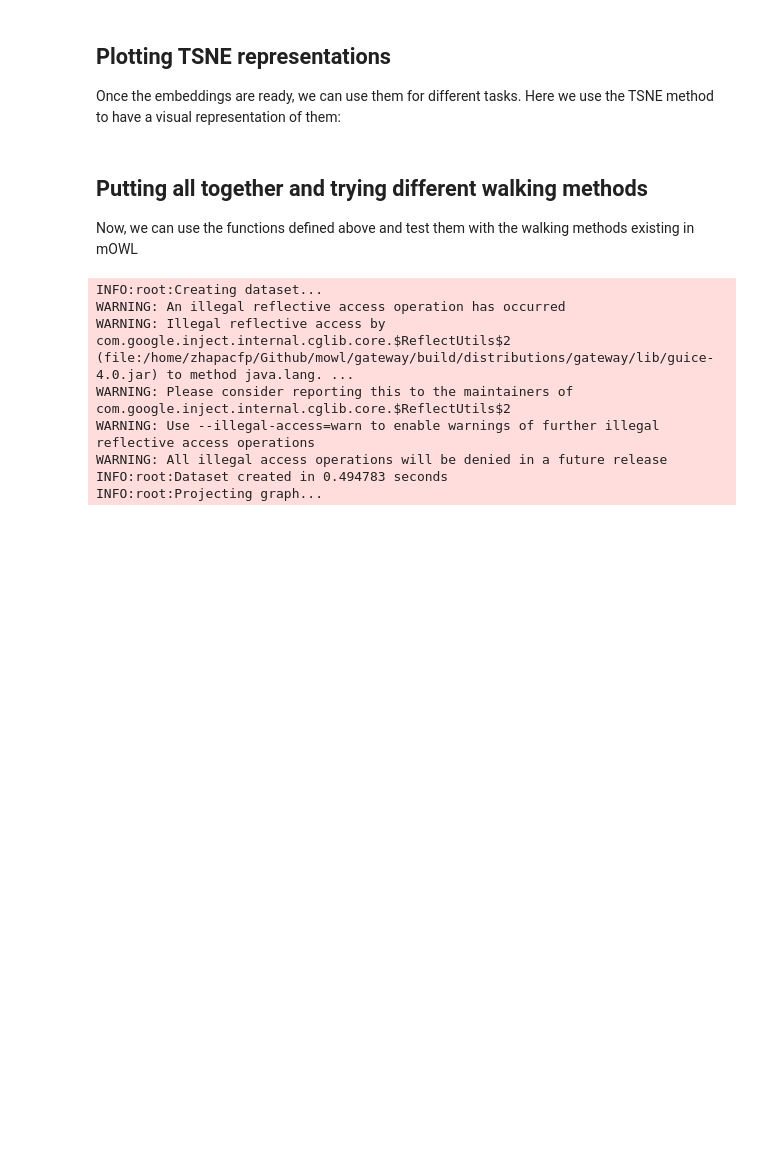
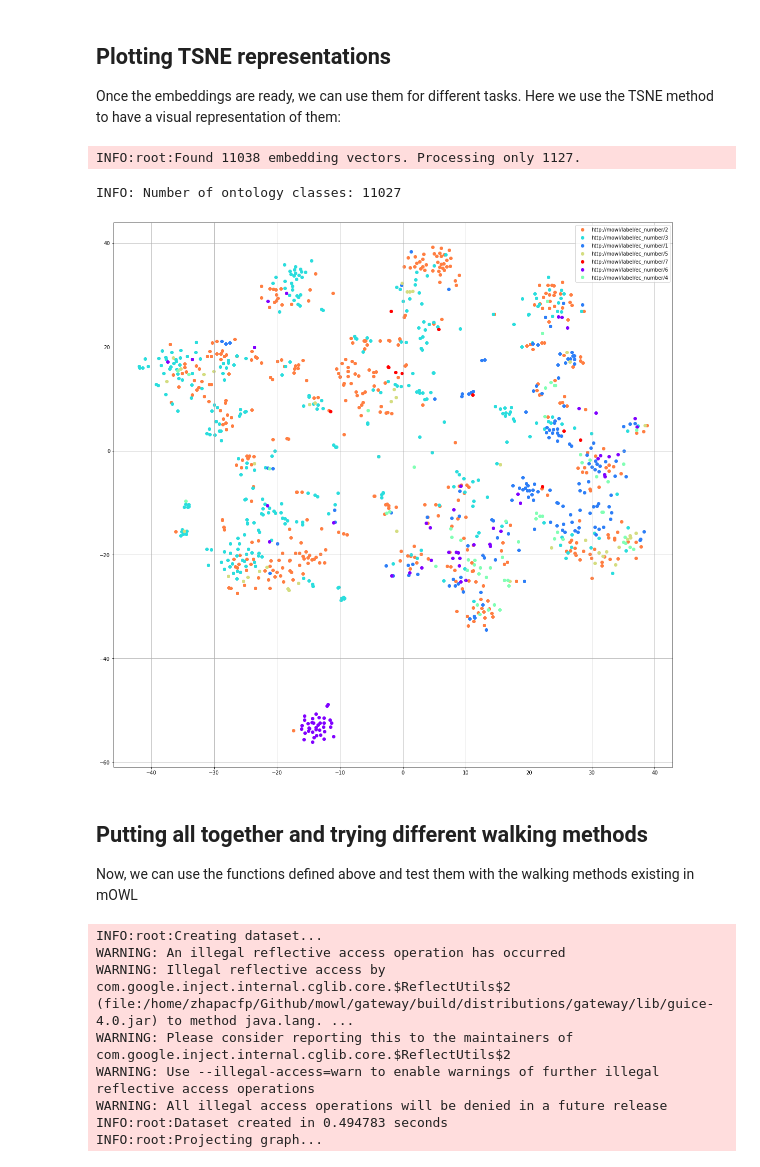
Before and after one commit to bio-ontology-research-group/mowl, a Jupyter notebook: mowl/examples/Walking/Walking.ipynb, the cells around one changed output. Saved outputs shown, nothing was run; the diff lists cells and outputs as text; code cells hidden in the pictures; blank space fills up the shorter version.

```diff
--- a/mowl/examples/Walking/Walking.ipynb
+++ b/mowl/examples/Walking/Walking.ipynb
@@ -26,3 +12,5 @@ logging.basicConfig(set_level = logging.INFO)
+# %%
+ds = PPIYeastSlimDataset()
 # %% [markdown]
 ## Projecting the ontology
 First we need to get a graph from an ontology. The following function will do it:
@@ -48,0 +25,4 @@ def getOntProjection():
+# %%
+from mowl.walking.factory import walking_factory
+walker = walking_factory("node2vec", num_walks = 10, walk_length = 10,  alpha = 0.1, workers = 16)
+walker.walk(edges)
@@ -79,59 +84,17 @@ def learnEmbeddingsWithWord2Vec(corpus_path, entities):
 ## Plotting TSNE representations
 Once the embeddings are ready, we can use them for different tasks. Here we use the TSNE method to have a visual representation of them:
 # %%
-def plotTSNE(embeddings, size):
+from mowl.visualization.base import TSNE
 
-    ec_numbers = {}
-    with open('data/yeast_ec.tab') as f:
-        next(f)
-        for line in f:
-            it = line.strip().split('\t', -1)
-            if len(it) < 5:
-                continue
-            if it[3]:
-                prot_id = it[3].split(';')[0]
-                prot_id = '{0}'.format(prot_id)
-                ec_numbers[prot_id] = it[4]
+labels = ds.get_labels()
 
-    ec_dict = {}
-    for prot in ec_numbers:
-        if prot in embeddings:
-            ec_dict[prot] = embeddings[prot]
-
-    embeds = np.zeros((len(ec_dict), size), dtype=np.float32)
-
-    for i, emb in enumerate(ec_dict.values()):
-        embeds[i, :] = emb
-    nodemap = {}
-    for i, m in enumerate(ec_dict.keys()):
-        nodemap[i] = m
-
-
-    X = TSNE(n_components=2, verbose=1, n_iter=5000, n_jobs=8).fit_transform(embeds)
-
-
-    classes = {'0': [[], []]}
-    for item in nodemap.items():
-        k, v = item
-        if v in ec_numbers:
-            ec = ec_numbers[v].split('.')[0]
-            if ec not in classes:
-                classes[ec] = [[], []]
-            classes[ec][0].append(X[k, 0])
-            classes[ec][1].append(X[k, 1])
-
-    colors = iter(plt.cm.rainbow(np.linspace(0, 1, len(classes))))
-    fig, ax = plt.subplots(figsize=(20, 20))
-
-    for ec, items in classes.items():
-        if ec == '0':
-            continue
-        color = next(colors)
-        ax.scatter(items[0], items[1], color=color, label=ec)
-
-    ax.legend()
-    ax.grid(True)
-    plt.show()
+tsne = TSNE(vectors, labels)
+tsne.generate_points(5000, workers = 8)
+tsne.show()
+# %% [output]
+INFO:root:Found 11038 embedding vectors. Processing only 1127.
+INFO: Number of ontology classes: 11027
+[figure, added]
 # %% [markdown]
 ## Putting all together and trying different walking methods
 Now, we can use the functions defined above and test them with the walking methods existing in mOWL
```
Also changed, not shown: parts of 6 cells of this notebook.
